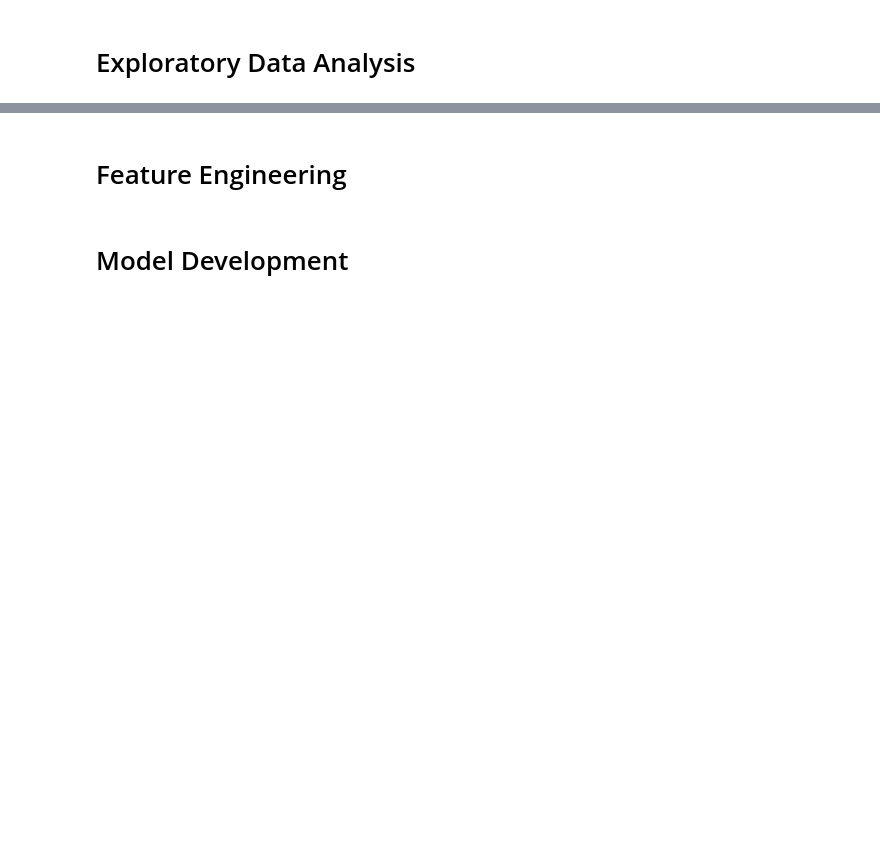
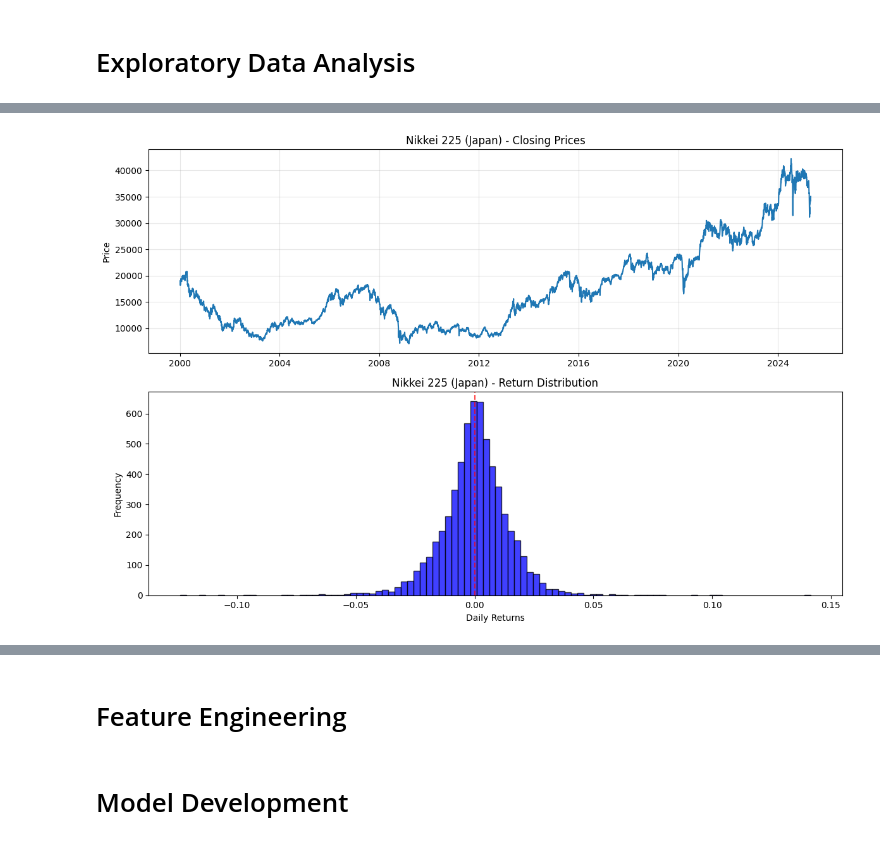
Before and after one commit to jacobmillerforever/ECON_506, a Jupyter notebook: 506_Final_Project.ipynb, the cells around one changed output, grey strips where cells are left out. Saved outputs shown, nothing was run; the diff lists cells and outputs as text; code cells hidden in the pictures; blank space fills up the shorter version.

Commit message:
EDA for indices, economic indicators, and calendar

```diff
--- a/506_Final_Project.ipynb
+++ b/506_Final_Project.ipynb
@@ -262,3 +262,91 @@ calendar_df.tail()
 | 4753 | 522560 | 15/05/2025 | 13:30 | united states | USD | high | PPI (MoM) (Apr) | None | None | -0.4% |
 # %% [markdown]
 # Exploratory Data Analysis
+# %%
+import pandas as pd
+import numpy as np
+import matplotlib.pyplot as plt
+import seaborn as sns
+from datetime import datetime
+
+def eda_indices_dict(ticker_data_dict):
+    """
+    Perform EDA on dictionary of DataFrame indices from yfinance
+
+    Parameters:
+    -----------
+    ticker_data_dict : dict
+        Dictionary with ticker symbols as keys and their DataFrames as values
+    """
+    print("=== EDA for Market Indices ===\n")
+
+    # Summary statistics for each index
+    for display_name, df in ticker_data_dict.items():
+        print(f"\n--- {display_name} ---")
+        print(f"Data range: {df.index.min().date()} to {df.index.max().date()}")
+        print(f"Number of trading days: {len(df)}")
+
+        # Handle missing data
+        missing_data = df.isnull().sum()
+        if missing_data.any():
+            print("\nMissing values:")
+            print(missing_data[missing_data > 0])
+
+        # Calculate returns
+        close_col = [col for col in df.columns if 'Close' in col][0]
+        returns = df[close_col].pct_change()
+
+        # Summary statistics for close prices
+        print(f"\nClose price statistics:")
+        print(f"Mean: {df[close_col].mean():.2f}")
+        print(f"Std Dev: {df[close_col].std():.2f}")
+        print(f"Min: {df[close_col].min():.2f}")
+        print(f"Max: {df[close_col].max():.2f}")
+
+        # Return statistics
+        print(f"\nDaily return statistics:")
+        print(f"Mean daily return: {returns.mean():.4%}")
+        print(f"Std dev of returns: {returns.std():.4%}")
+        print(f"Sharpe ratio (annualized): {(returns.mean() / returns.std() * np.sqrt(252)):.2f}")
+        print(f"Skewness: {returns.skew():.2f}")
+        print(f"Kurtosis: {returns.kurtosis():.2f}")
+
+        # Plot closing prices and returns
+        fig, (ax1, ax2) = plt.subplots(2, 1, figsize=(12, 8))
+
+        # Price chart
+        ax1.plot(df.index, df[close_col])
+        ax1.set_title(f"{display_name} - Closing Prices")
+        ax1.set_ylabel("Price")
+        ax1.grid(True, alpha=0.3)
+
+        # Returns histogram
+        ax2.hist(returns.dropna(), bins=100, alpha=0.75, color='blue', edgecolor='black')
+        ax2.set_title(f"{display_name} - Return Distribution")
+        ax2.set_xlabel("Daily Returns")
+        ax2.set_ylabel("Frequency")
+        ax2.axvline(x=0, color='red', linestyle='--', alpha=0.7)
+
+        plt.tight_layout()
+        plt.show()
+
+    # Correlation analysis between indices
+    print("\n=== Correlation Analysis ===")
+    close_prices_dict = {}
+    for display_name, df in ticker_data_dict.items():
+        close_col = [col for col in df.columns if 'Close' in col][0]
+        close_prices_dict[display_name] = df[close_col]
+
+    close_prices_df = pd.DataFrame(close_prices_dict)
+    correlation_matrix = close_prices_df.pct_change().corr()
+
+    plt.figure(figsize=(12, 10))
+    sns.heatmap(correlation_matrix, annot=True, cmap='coolwarm', center=0, vmin=-1, vmax=1)
+    plt.title("Correlation Matrix of Daily Returns")
+    plt.tight_layout()
+    plt.show()
+
+
+# Example usage:
+eda_indices_dict(ticker_data)
+# %% [output]
@@ -264,0 +372 @@ calendar_df.tail()
+[figure, added]
```
Also changed, not shown: parts of 3 cells of this notebook.
